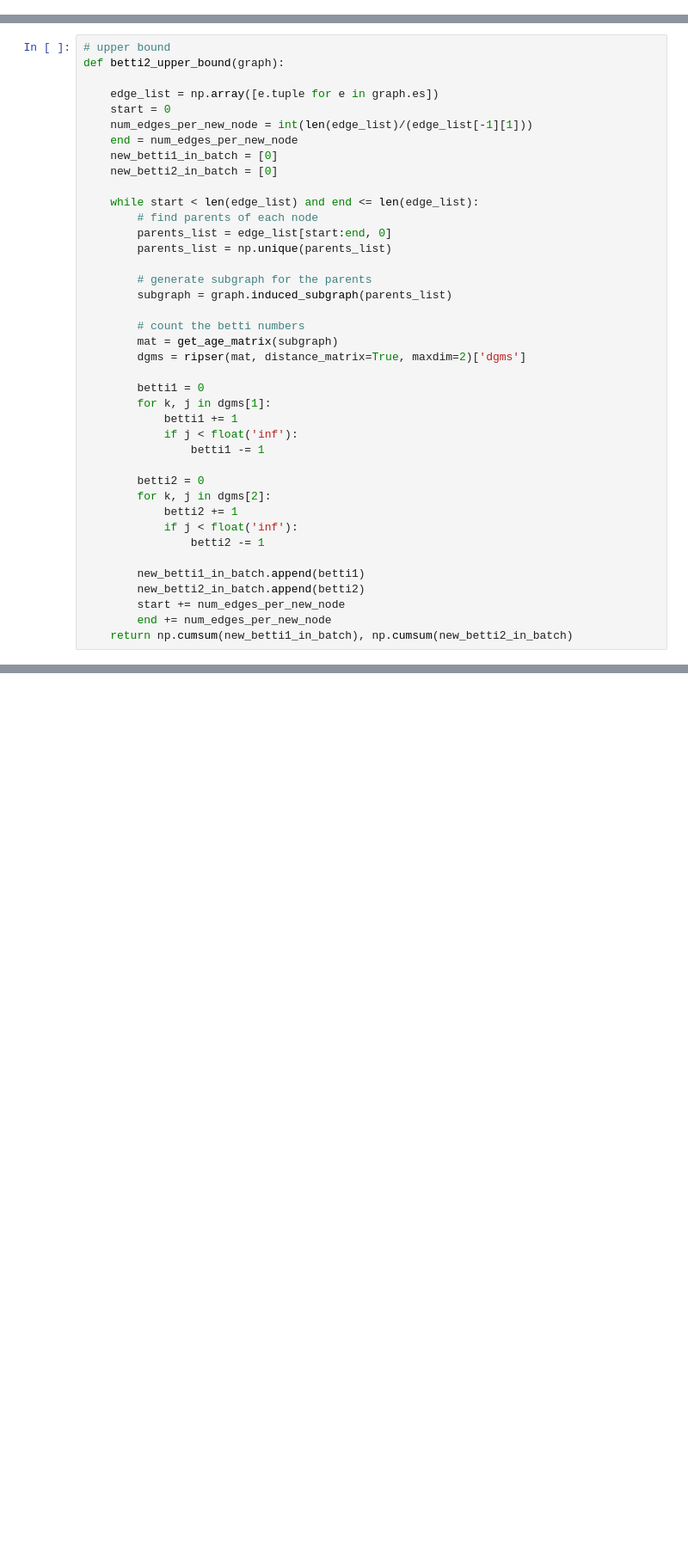
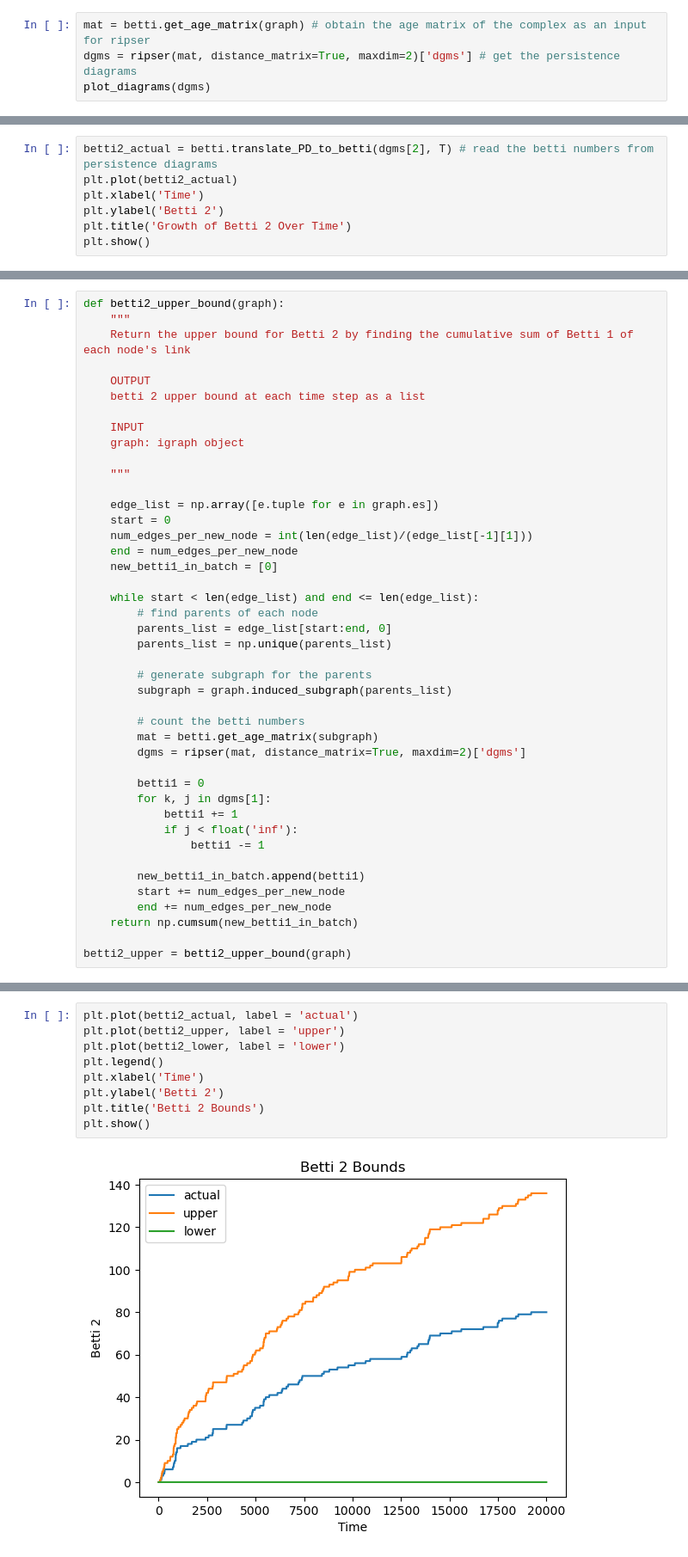
Before and after one commit to carolinerongyi/Preferential_Attachment_Clique_Complex, a Jupyter notebook: tutorial.ipynb, the cells around one changed output, grey strips where cells are left out. Shown at 86% size. Drawn from its saved outputs; the diff is of its cells as text; blank space fills up the shorter version.

```diff
--- a/tutorial.ipynb
+++ b/tutorial.ipynb
@@ -8,0 +36,4 @@ from numba.typed import List
+# %%
+mat = betti.get_age_matrix(graph) # obtain the age matrix of the complex as an input for ripser
+dgms = ripser(mat, distance_matrix=True, maxdim=2)['dgms'] # get the persistence diagrams
+plot_diagrams(dgms)
@@ -8,0 +42,7 @@ from numba.typed import List
+# %%
+betti2_actual = betti.translate_PD_to_betti(dgms[2], T) # read the betti numbers from persistence diagrams
+plt.plot(betti2_actual)
+plt.xlabel('Time')
+plt.ylabel('Betti 2')
+plt.title('Growth of Betti 2 Over Time')
+plt.show()
@@ -9,13 +56,21 @@ from numba.typed import List
 # %%
-# upper bound
 def betti2_upper_bound(graph):
+    """
+    Return the upper bound for Betti 2 by finding the cumulative sum of Betti 1 of each node's link
+
+    OUTPUT
+    betti 2 upper bound at each time step as a list
+
+    INPUT
+    graph: igraph object
+
+    """
 
     edge_list = np.array([e.tuple for e in graph.es])
     start = 0
     num_edges_per_new_node = int(len(edge_list)/(edge_list[-1][1]))
     end = num_edges_per_new_node
     new_betti1_in_batch = [0]
-    new_betti2_in_batch = [0]
 
     while start < len(edge_list) and end <= len(edge_list):
         # find parents of each node
@@ -26,7 +81,7 @@ def betti2_upper_bound(graph):
         subgraph = graph.induced_subgraph(parents_list)
 
         # count the betti numbers
-        mat = get_age_matrix(subgraph)
+        mat = betti.get_age_matrix(subgraph)
         dgms = ripser(mat, distance_matrix=True, maxdim=2)['dgms']
 
         betti1 = 0
@@ -35,14 +90,9 @@ def betti2_upper_bound(graph):
             if j < float('inf'):
                 betti1 -= 1
 
-        betti2 = 0
-        for k, j in dgms[2]:
-            betti2 += 1
-            if j < float('inf'):
-                betti2 -= 1
-
         new_betti1_in_batch.append(betti1)
-        new_betti2_in_batch.append(betti2)
         start += num_edges_per_new_node
         end += num_edges_per_new_node
-    return np.cumsum(new_betti1_in_batch), np.cumsum(new_betti2_in_batch)
+    return np.cumsum(new_betti1_in_batch)
+
+betti2_upper = betti2_upper_bound(graph)
@@ -48,0 +210,11 @@ def betti2_upper_bound(graph):
+# %%
+plt.plot(betti2_actual, label = 'actual')
+plt.plot(betti2_upper, label = 'upper')
+plt.plot(betti2_lower, label = 'lower')
+plt.legend()
+plt.xlabel('Time')
+plt.ylabel('Betti 2')
+plt.title('Betti 2 Bounds')
+plt.show()
+# %% [output]
+[figure, added]
```
Also changed, not shown: parts of 13 cells of this notebook.
